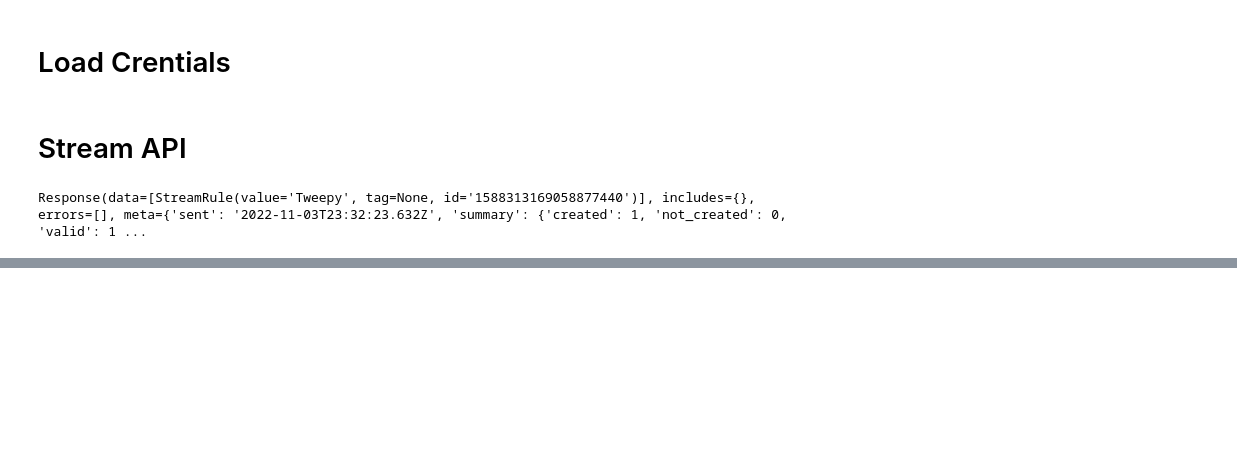
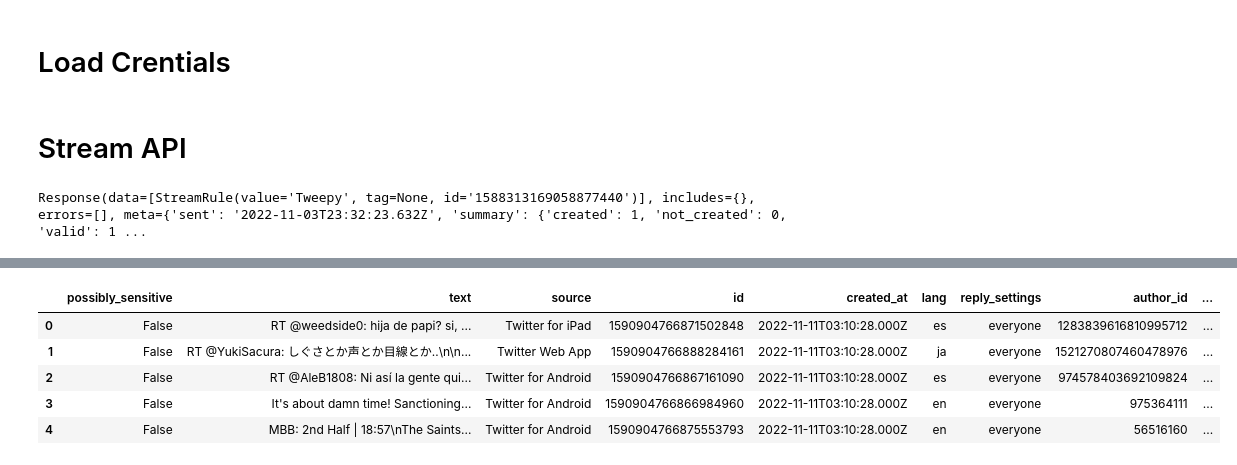
Before and after one commit to DanielDaCosta/social-media-habits, a Jupyter notebook: stream_search.ipynb, the cells around one changed output, grey strips where cells are left out. Saved outputs shown, nothing was run; the diff lists cells and outputs as text; code cells hidden in the pictures; blank space fills up the shorter version.

Commit message:
Add Streaming scripts

```diff
--- a/stream_search.ipynb
+++ b/stream_search.ipynb
@@ -251,0 +289,11 @@ TypeError: __init__() missing 4 required positional arguments: 'consumer_key', '
+# %%
+df = pd.read_csv('data/tweets-stream.csv')
+# %%
+df.head()
+# %% [output]
+|  | possibly_sensitive | text | source | id | created_at | lang | reply_settings | author_id | ... |
+| 0 | False | RT @weedside0: hija de papi? si, ... | Twitter for iPad | 1590904766871502848 | 2022-11-11T03:10:28.000Z | es | everyone | 1283839616810995712 | ... |
+| 1 | False | RT @YukiSacura: しぐさとか声とか目線とか‥\n\n... | Twitter Web App | 1590904766888284161 | 2022-11-11T03:10:28.000Z | ja | everyone | 1521270807460478976 | ... |
+| 2 | False | RT @AleB1808: Ni así la gente qui... | Twitter for Android | 1590904766867161090 | 2022-11-11T03:10:28.000Z | es | everyone | 974578403692109824 | ... |
+| 3 | False | It's about damn time! Sanctioning... | Twitter for Android | 1590904766866984960 | 2022-11-11T03:10:28.000Z | en | everyone | 975364111 | ... |
+| 4 | False | MBB: 2nd Half | 18:57\nThe Saints... | Twitter for Android | 1590904766875553793 | 2022-11-11T03:10:28.000Z | en | everyone | 56516160 | ... |
```
Also changed, not shown: parts of 8 cells of this notebook, 4 other files.
